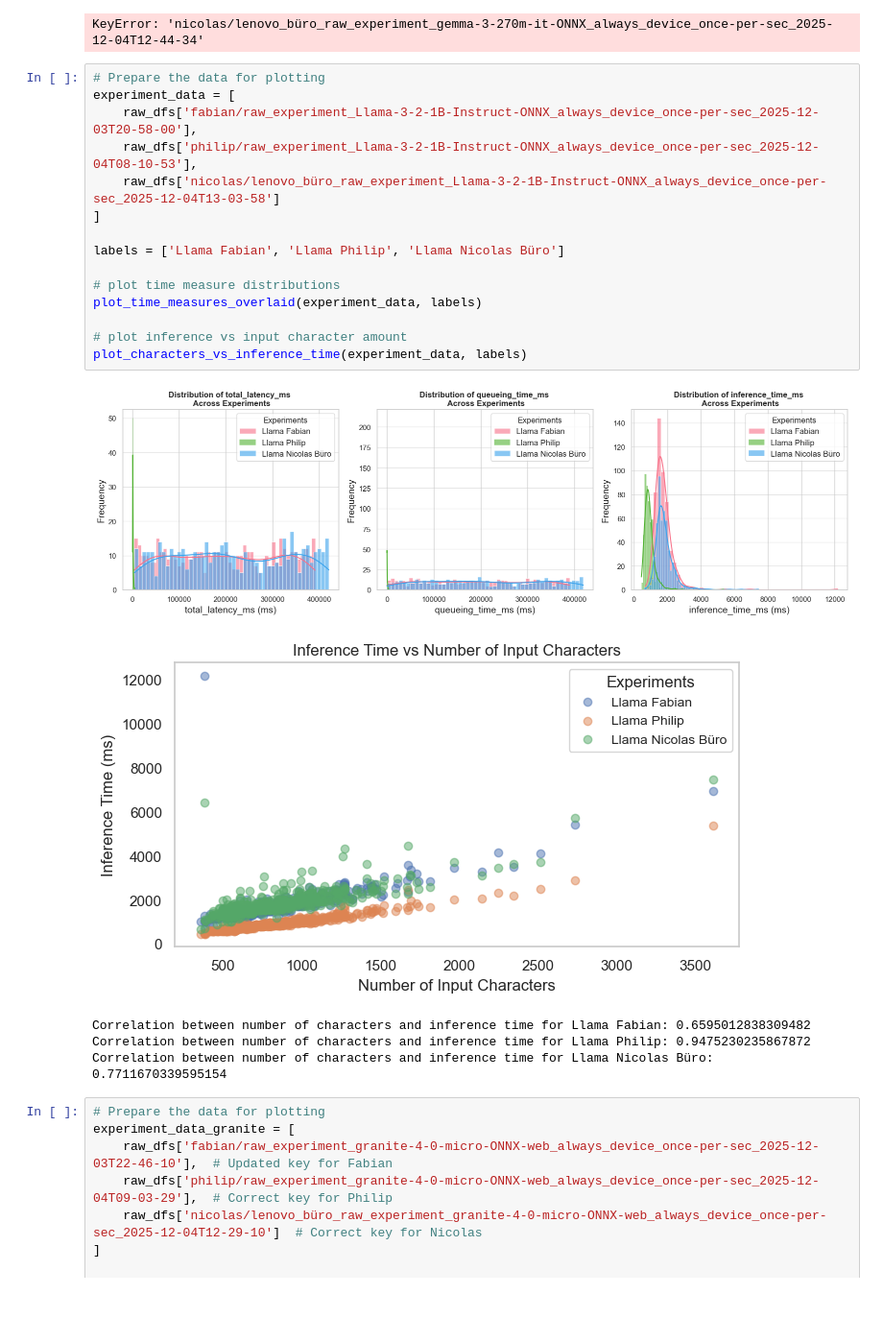
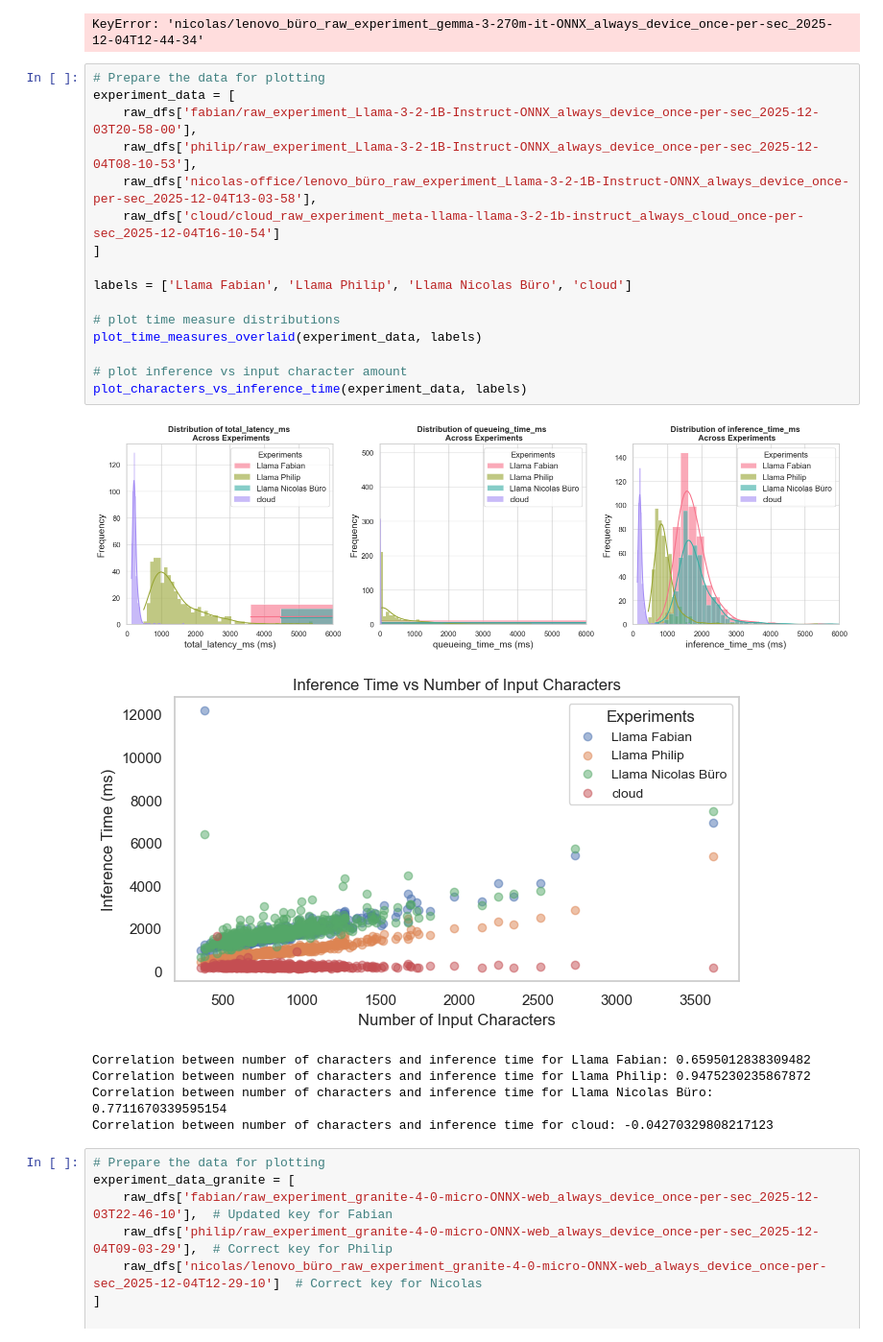
Before and after one commit to fabianHueni/UNIBE_MSGAI_HS25_Project, a Jupyter notebook: analyse/analyse_latency_data.ipynb, the cells around one changed output. Shown: that part at 96% size. Cells and saved outputs as stored; diff of their text form; blank space fills up the shorter version.

```diff
--- a/analyse/analyse_latency_data.ipynb
+++ b/analyse/analyse_latency_data.ipynb
@@ -136,24 +139,26 @@ KeyError: 'nicolas/lenovo_büro_raw_experiment_gemma-3-270m-it-ONNX_always_devic
 # %%
 # Prepare the data for plotting
 experiment_data = [
     raw_dfs['fabian/raw_experiment_Llama-3-2-1B-Instruct-ONNX_always_device_once-per-sec_2025-12-03T20-58-00'],
     raw_dfs['philip/raw_experiment_Llama-3-2-1B-Instruct-ONNX_always_device_once-per-sec_2025-12-04T08-10-53'],
-    raw_dfs['nicolas/lenovo_büro_raw_experiment_Llama-3-2-1B-Instruct-ONNX_always_device_once-per-sec_2025-12-04T13-03-58']
+    raw_dfs['nicolas-office/lenovo_büro_raw_experiment_Llama-3-2-1B-Instruct-ONNX_always_device_once-per-sec_2025-12-04T13-03-58'],
+    raw_dfs['cloud/cloud_raw_experiment_meta-llama-llama-3-2-1b-instruct_always_cloud_once-per-sec_2025-12-04T16-10-54']
 ]
 
-labels = ['Llama Fabian', 'Llama Philip', 'Llama Nicolas Büro']
+labels = ['Llama Fabian', 'Llama Philip', 'Llama Nicolas Büro', 'cloud']
 
 # plot time measure distributions
 plot_time_measures_overlaid(experiment_data, labels)
 
 # plot inference vs input character amount
 plot_characters_vs_inference_time(experiment_data, labels)
 # %% [output]
-[figure, old version]
+[figure, new version]
-[figure, old version]
+[figure, new version]
 Correlation between number of characters and inference time for Llama Fabian: 0.6595012838309482
 Correlation between number of characters and inference time for Llama Philip: 0.9475230235867872
 Correlation between number of characters and inference time for Llama Nicolas Büro: 0.7711670339595154
+Correlation between number of characters and inference time for cloud: -0.04270329808217123
 # %%
 # Prepare the data for plotting
 experiment_data_granite = [
```
Also changed, not shown: parts of 16 cells of this notebook, 1 other file.
